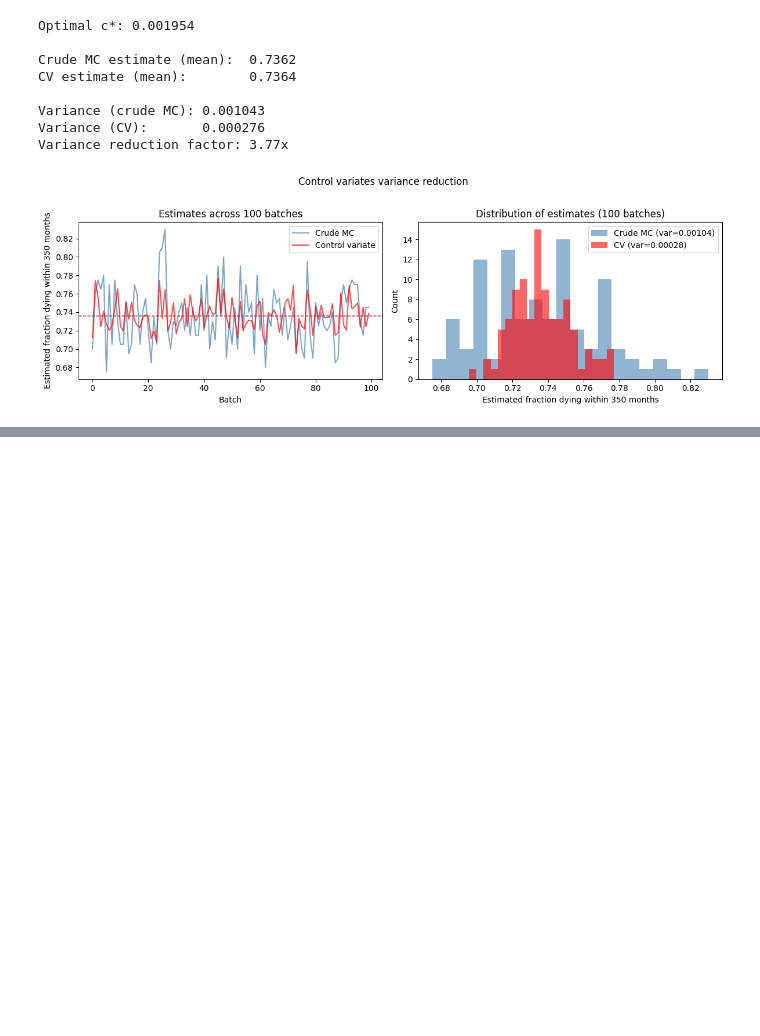
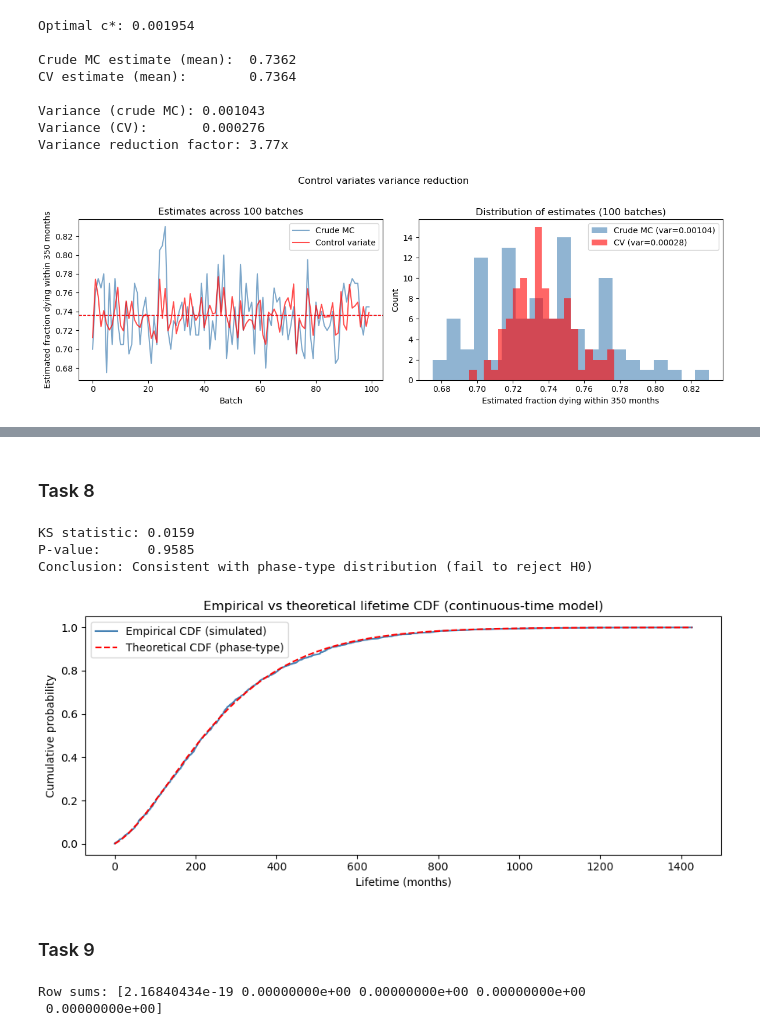
Before and after one commit to guci-toma/StochSim, a Jupyter notebook: Project_1/project_1.ipynb, the cells around one changed output, grey strips where cells are left out. Cells and saved outputs as stored; diff of their text form; code cells hidden in the pictures; blank space fills up the shorter version.

```diff
--- a/Project_1/project_1.ipynb
+++ b/Project_1/project_1.ipynb
@@ -341,0 +442,62 @@ plt.show()
+# %% [markdown]
+### Task 8
+# %%
+# Theoretical CDF: F_T(t) = 1 - p0 @ expm(Qs * t) @ 1
+Qs = Q[:4, :4]   # sub-matrix: remove last row/column (death state)
+p0 = np.array([1, 0, 0, 0])   # everyone starts in state 1
+ones_vec = np.ones(4)
+
+def theoretical_cdf(t):
+    """Theoretical CDF of lifetime at a single time t, via matrix exponential."""
+    return 1 - p0 @ expm(Qs * t) @ ones_vec
+
+def theoretical_cdf_vec(t_array):
+    """Vectorized version for use with scipy's kstest."""
+    return np.array([theoretical_cdf(t) for t in t_array])
+
+# KS test: compares empirical distribution of death_times to theoretical_cdf_vec
+ks_stat, p_value = stats.kstest(death_times, theoretical_cdf_vec)
+
+print(f"KS statistic: {ks_stat:.4f}")
+print(f"P-value:      {p_value:.4f}")
+print(f"Conclusion: {'Consistent with phase-type distribution (fail to reject H0)' if p_value > 0.05 else 'Inconsistent (reject H0)'}")
+
+# Plot: empirical CDF vs theoretical CDF
+t_grid = np.linspace(0, death_times.max(), 300)
+cdf_theoretical_grid = theoretical_cdf_vec(t_grid)
+
+sorted_times = np.sort(death_times)
+ecdf = np.arange(1, n + 1) / n
+
+fig, ax = plt.subplots(figsize=(9, 4))
+ax.plot(sorted_times, ecdf, color='steelblue', label='Empirical CDF (simulated)', linewidth=1.5)
+ax.plot(t_grid, cdf_theoretical_grid, color='red', linestyle='--', label='Theoretical CDF (phase-type)', linewidth=1.5)
+ax.set_xlabel('Lifetime (months)')
+ax.set_ylabel('Cumulative probability')
+ax.set_title('Empirical vs theoretical lifetime CDF (continuous-time model)')
+ax.legend()
+plt.tight_layout()
+plt.show()
+# %% [output]
+KS statistic: 0.0159
+P-value:      0.9585
+Conclusion: Consistent with phase-type distribution (fail to reject H0)
+[figure, added]
+# %% [markdown]
+### Task 9
+# %%
+# Treatment transition-rate matrix
+# Diagonal entries computed via eq. (1): q_ii = -(sum of off-diagonal entries in row i)
+
+Q_treatment = np.array([
+    [-0.00475, 0.0025, 0.00125, 0,      0.001],
+    [0,        -0.007, 0,       0.002,  0.005],
+    [0,        0,      -0.008,  0.003,  0.005],
+    [0,        0,      0,       -0.009, 0.009],
+    [0,        0,      0,       0,      0    ]
+])
+
+print("Row sums:", Q_treatment.sum(axis=1))
+# %% [output]
+Row sums: [2.16840434e-19 0.00000000e+00 0.00000000e+00 0.00000000e+00
+ 0.00000000e+00]
```
Also changed, not shown: parts of 6 cells of this notebook.
